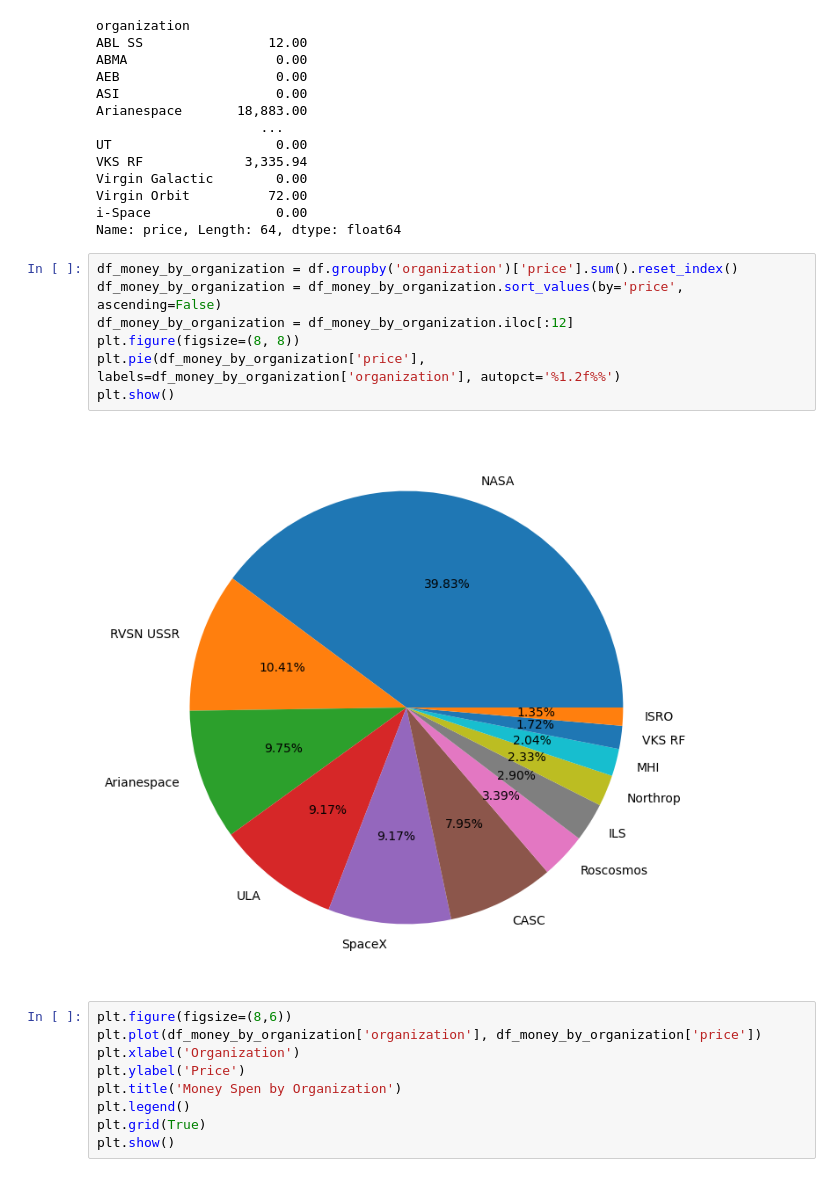
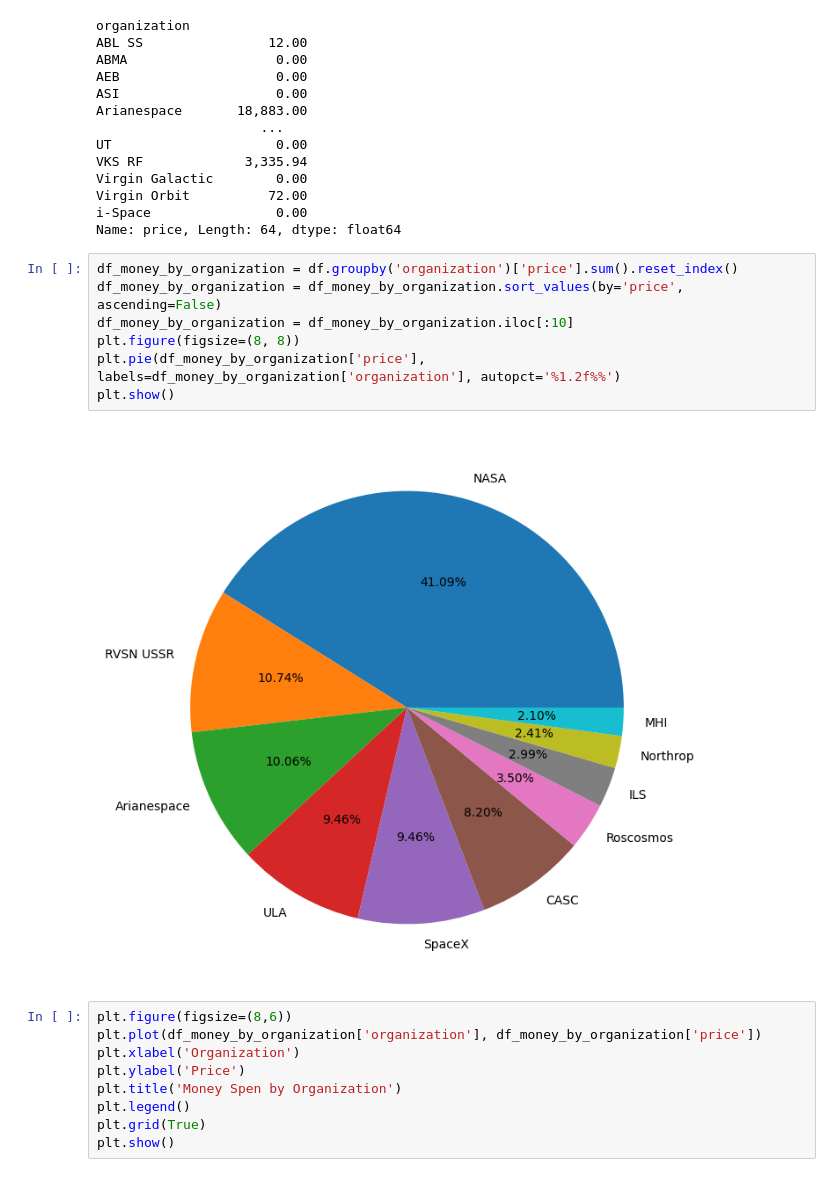
Before and after one commit to johnpapwinter/space-race-data-analysis, a Jupyter notebook: Space_Missions_Analysis.ipynb, the cells around one changed output. Drawn from its saved outputs; the diff is of its cells as text.

Commit message:
money per organization

```diff
--- a/Space_Missions_Analysis.ipynb
+++ b/Space_Missions_Analysis.ipynb
@@ -529,12 +529,12 @@ Name: price, Length: 64, dtype: float64
 # %%
 df_money_by_organization = df.groupby('organization')['price'].sum().reset_index()
 df_money_by_organization = df_money_by_organization.sort_values(by='price', ascending=False)
-df_money_by_organization = df_money_by_organization.iloc[:12]
+df_money_by_organization = df_money_by_organization.iloc[:10]
 plt.figure(figsize=(8, 8))
 plt.pie(df_money_by_organization['price'], labels=df_money_by_organization['organization'], autopct='%1.2f%%')
 plt.show()
 # %% [output]
-[figure, old version]
+[figure, new version]
 # %%
 plt.figure(figsize=(8,6))
 plt.plot(df_money_by_organization['organization'], df_money_by_organization['price'])
```
